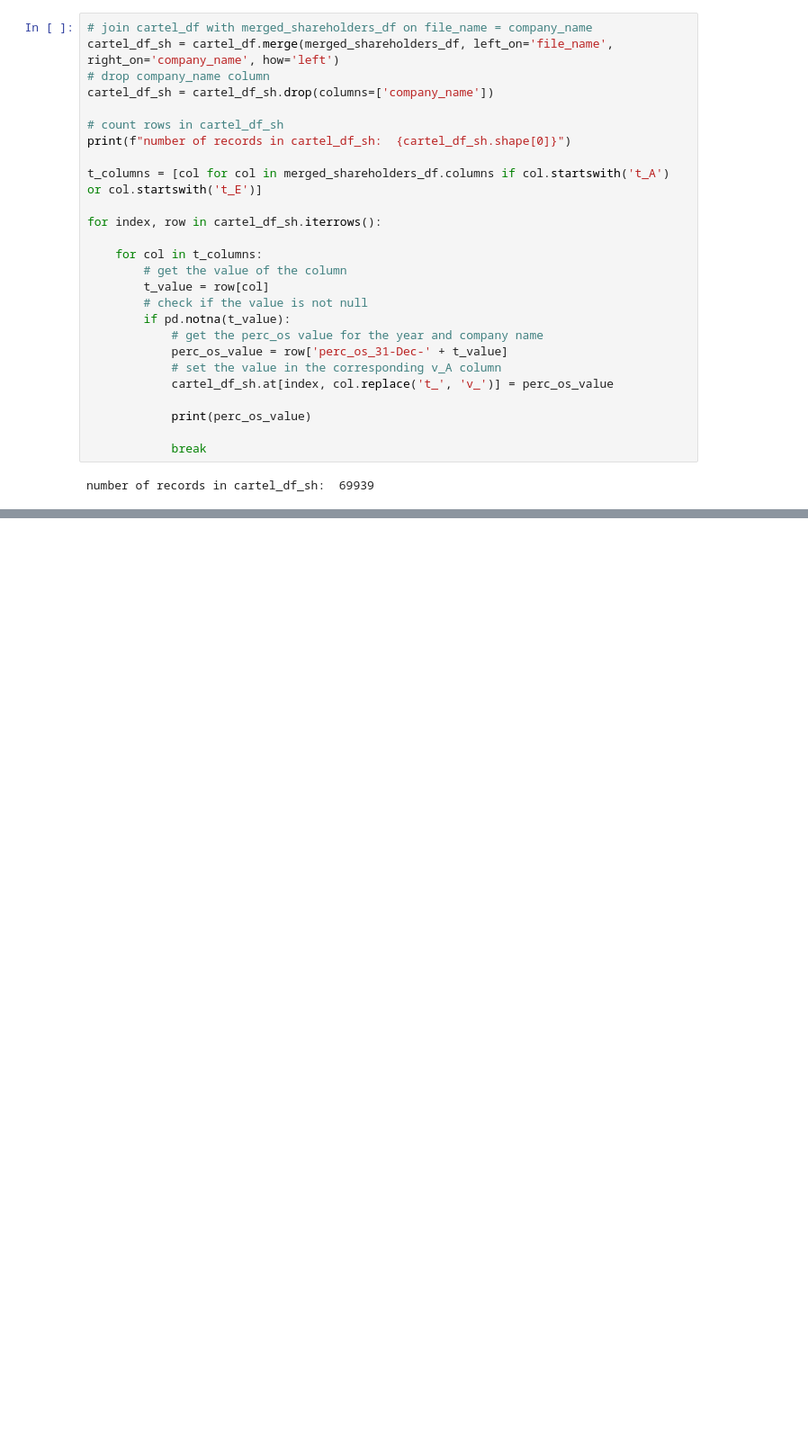
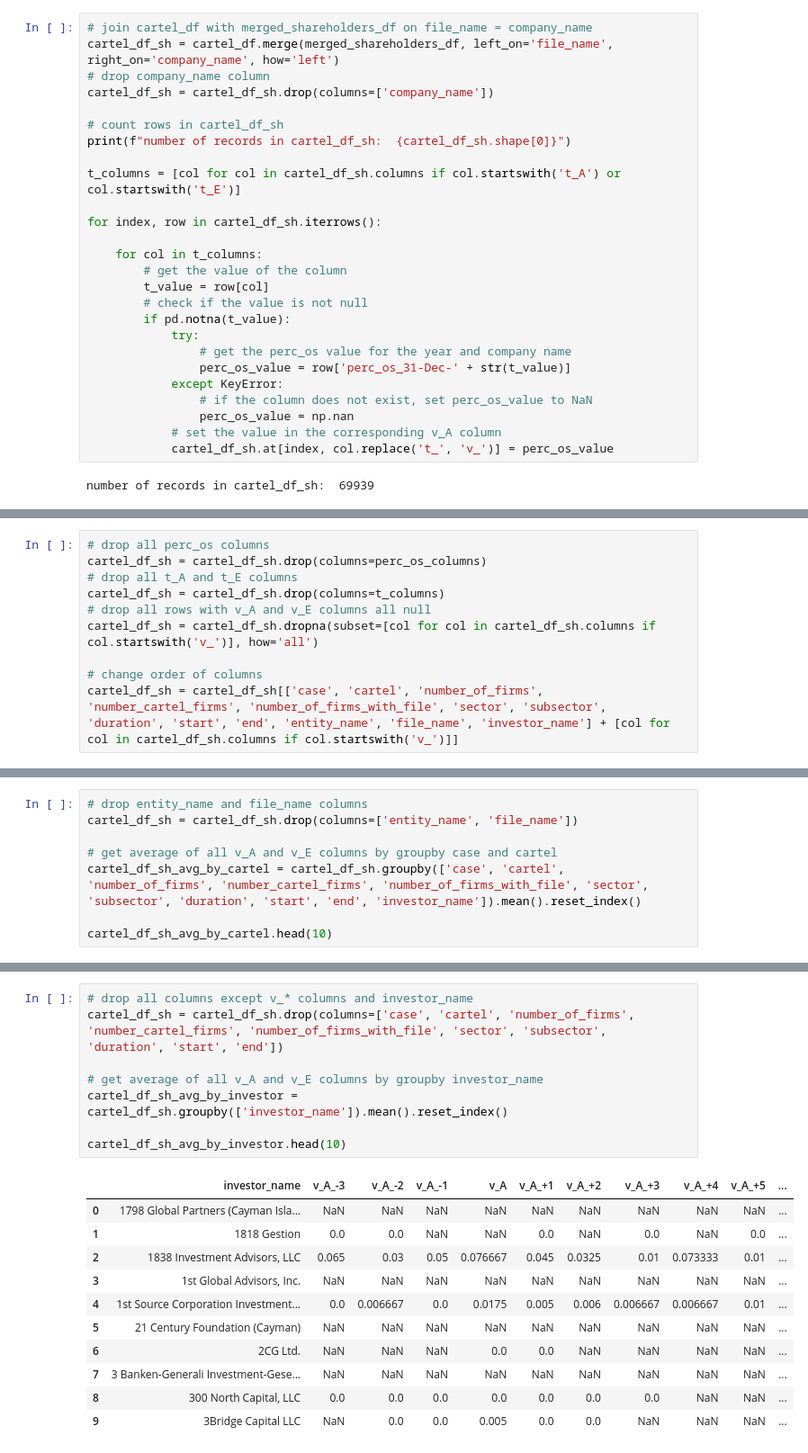
Before and after one commit to DeChrigi/BA_Thesis, a Jupyter notebook: 05_connected_cartel_network.ipynb, the cells around one changed output, grey strips where cells are left out. Shown at 90% size. Drawn from its saved outputs; the diff is of its cells as text; blank space fills up the shorter version.

Commit message:
finalized 05_connected_cartel_network with metrics for shareholders over single cartels and all cartels (commented the code as well and added some exception handling)

```diff
--- a/05_connected_cartel_network.ipynb
+++ b/05_connected_cartel_network.ipynb
@@ -276,7 +276,7 @@ cartel_df_sh = cartel_df_sh.drop(columns=['company_name'])
 # count rows in cartel_df_sh
 print(f"number of records in cartel_df_sh:  {cartel_df_sh.shape[0]}")
 
-t_columns = [col for col in merged_shareholders_df.columns if col.startswith('t_A') or col.startswith('t_E')]
+t_columns = [col for col in cartel_df_sh.columns if col.startswith('t_A') or col.startswith('t_E')]
 
 for index, row in cartel_df_sh.iterrows():
 
@@ -285,13 +285,13 @@ for index, row in cartel_df_sh.iterrows():
         t_value = row[col]
         # check if the value is not null
         if pd.notna(t_value):
-            # get the perc_os value for the year and company name
-            perc_os_value = row['perc_os_31-Dec-' + t_value]
+            try:
+                # get the perc_os value for the year and company name
+                perc_os_value = row['perc_os_31-Dec-' + str(t_value)]
+            except KeyError:
+                # if the column does not exist, set perc_os_value to NaN
+                perc_os_value = np.nan
             # set the value in the corresponding v_A column
             cartel_df_sh.at[index, col.replace('t_', 'v_')] = perc_os_value
-
-            print(perc_os_value)
-
-            break
 # %% [output]
 number of records in cartel_df_sh:  69939
@@ -312,0 +300,10 @@ cartel_df.head(10)
+# %%
+# drop all perc_os columns
+cartel_df_sh = cartel_df_sh.drop(columns=perc_os_columns)
+# drop all t_A and t_E columns
+cartel_df_sh = cartel_df_sh.drop(columns=t_columns)
+# drop all rows with v_A and v_E columns all null
+cartel_df_sh = cartel_df_sh.dropna(subset=[col for col in cartel_df_sh.columns if col.startswith('v_')], how='all')
+
+# change order of columns
+cartel_df_sh = cartel_df_sh[['case', 'cartel', 'number_of_firms', 'number_cartel_firms', 'number_of_firms_with_file', 'sector', 'subsector', 'duration', 'start', 'end', 'entity_name', 'file_name', 'investor_name'] + [col for col in cartel_df_sh.columns if col.startswith('v_')]]
@@ -312,0 +316,8 @@ cartel_df.head(10)
+# %%
+# drop entity_name and file_name columns
+cartel_df_sh = cartel_df_sh.drop(columns=['entity_name', 'file_name'])
+
+# get average of all v_A and v_E columns by groupby case and cartel
+cartel_df_sh_avg_by_cartel = cartel_df_sh.groupby(['case', 'cartel', 'number_of_firms', 'number_cartel_firms', 'number_of_firms_with_file', 'sector', 'subsector', 'duration', 'start', 'end', 'investor_name']).mean().reset_index()
+
+cartel_df_sh_avg_by_cartel.head(10)
@@ -312,0 +343,20 @@ cartel_df.head(10)
+# %%
+# drop all columns except v_* columns and investor_name
+cartel_df_sh = cartel_df_sh.drop(columns=['case', 'cartel', 'number_of_firms', 'number_cartel_firms', 'number_of_firms_with_file', 'sector', 'subsector', 'duration', 'start', 'end'])
+
+# get average of all v_A and v_E columns by groupby investor_name
+cartel_df_sh_avg_by_investor = cartel_df_sh.groupby(['investor_name']).mean().reset_index()
+
+cartel_df_sh_avg_by_investor.head(10)
+# %% [output]
+|  | investor_name | v_A_-3 | v_A_-2 | v_A_-1 | v_A | v_A_+1 | v_A_+2 | v_A_+3 | v_A_+4 | v_A_+5 | ... |
+| 0 | 1798 Global Partners (Cayman Isla... | NaN | NaN | NaN | NaN | NaN | NaN | NaN | NaN | NaN | ... |
+| 1 | 1818 Gestion | 0.0 | 0.0 | NaN | NaN | 0.0 | NaN | 0.0 | NaN | 0.0 | ... |
+| 2 | 1838 Investment Advisors, LLC | 0.065 | 0.03 | 0.05 | 0.076667 | 0.045 | 0.0325 | 0.01 | 0.073333 | 0.01 | ... |
+| 3 | 1st Global Advisors, Inc. | NaN | NaN | NaN | NaN | NaN | NaN | NaN | NaN | NaN | ... |
+| 4 | 1st Source Corporation Investment... | 0.0 | 0.006667 | 0.0 | 0.0175 | 0.005 | 0.006 | 0.006667 | 0.006667 | 0.01 | ... |
+| 5 | 21 Century Foundation (Cayman) | NaN | NaN | NaN | NaN | NaN | NaN | NaN | NaN | NaN | ... |
+| 6 | 2CG Ltd. | NaN | NaN | NaN | 0.0 | 0.0 | NaN | NaN | NaN | NaN | ... |
+| 7 | 3 Banken-Generali Investment-Gese... | NaN | NaN | NaN | NaN | NaN | NaN | NaN | NaN | NaN | ... |
+| 8 | 300 North Capital, LLC | 0.0 | 0.0 | 0.0 | 0.0 | 0.0 | 0.0 | 0.0 | NaN | NaN | ... |
+| 9 | 3Bridge Capital LLC | NaN | 0.0 | 0.0 | 0.005 | 0.0 | 0.0 | NaN | NaN | NaN | ... |
```
Also changed, not shown: parts of 13 cells of this notebook, 8 other files.
